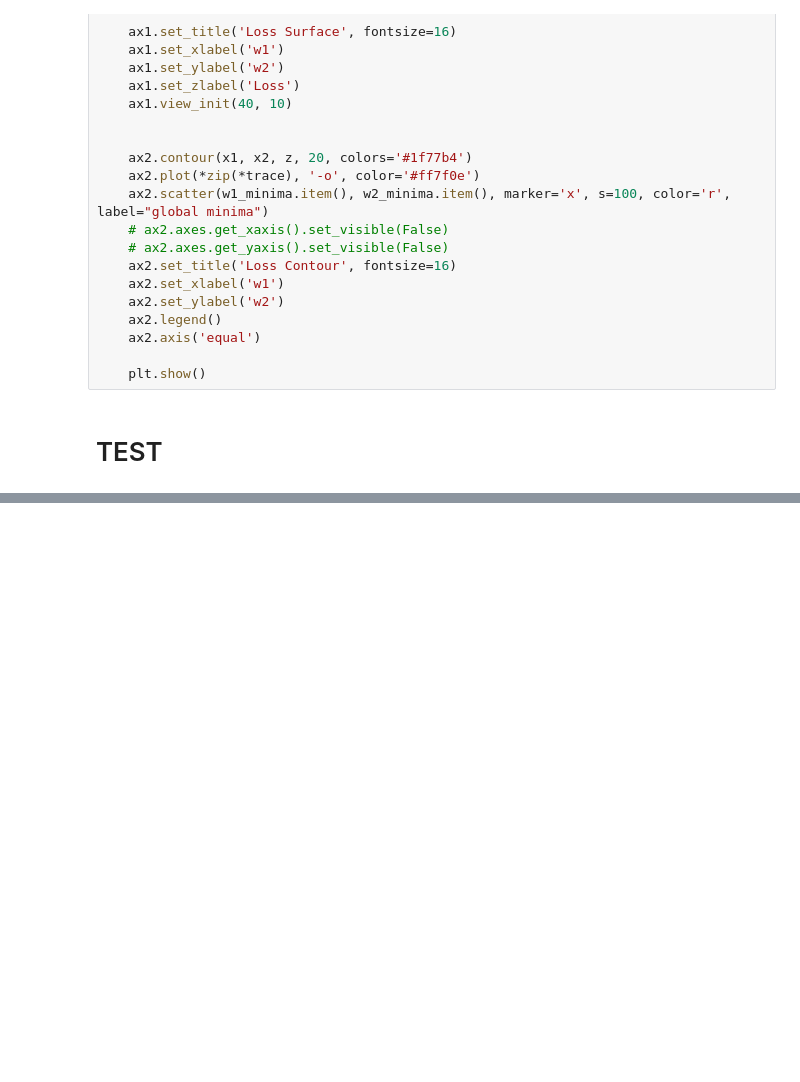
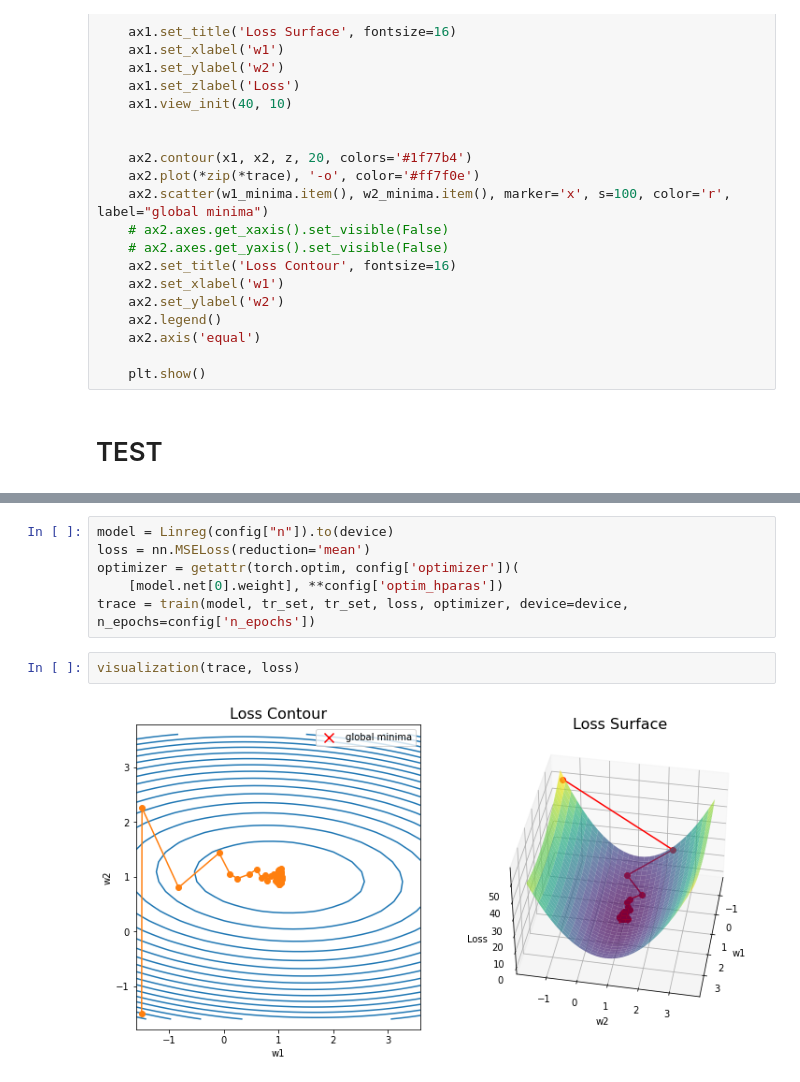
Before and after one commit to YZYT/mydl, a Jupyter notebook: linreg_copy.ipynb, the cells around one changed output, grey strips where cells are left out. Saved outputs shown, nothing was run; the diff lists cells and outputs as text; blank space fills up the shorter version.

```diff
--- a/linreg_copy.ipynb
+++ b/linreg_copy.ipynb
@@ -240,0 +224,10 @@ visualization(trace, loss)
+# %%
+model = Linreg(config["n"]).to(device)
+loss = nn.MSELoss(reduction='mean')
+optimizer = getattr(torch.optim, config['optimizer'])(
+    [model.net[0].weight], **config['optim_hparas'])
+trace = train(model, tr_set, tr_set, loss, optimizer, device=device, n_epochs=config['n_epochs'])
+# %%
+visualization(trace, loss)
+# %% [output]
+[figure, added]
```
Also changed, not shown: parts of 4 cells of this notebook, 2 other files.
